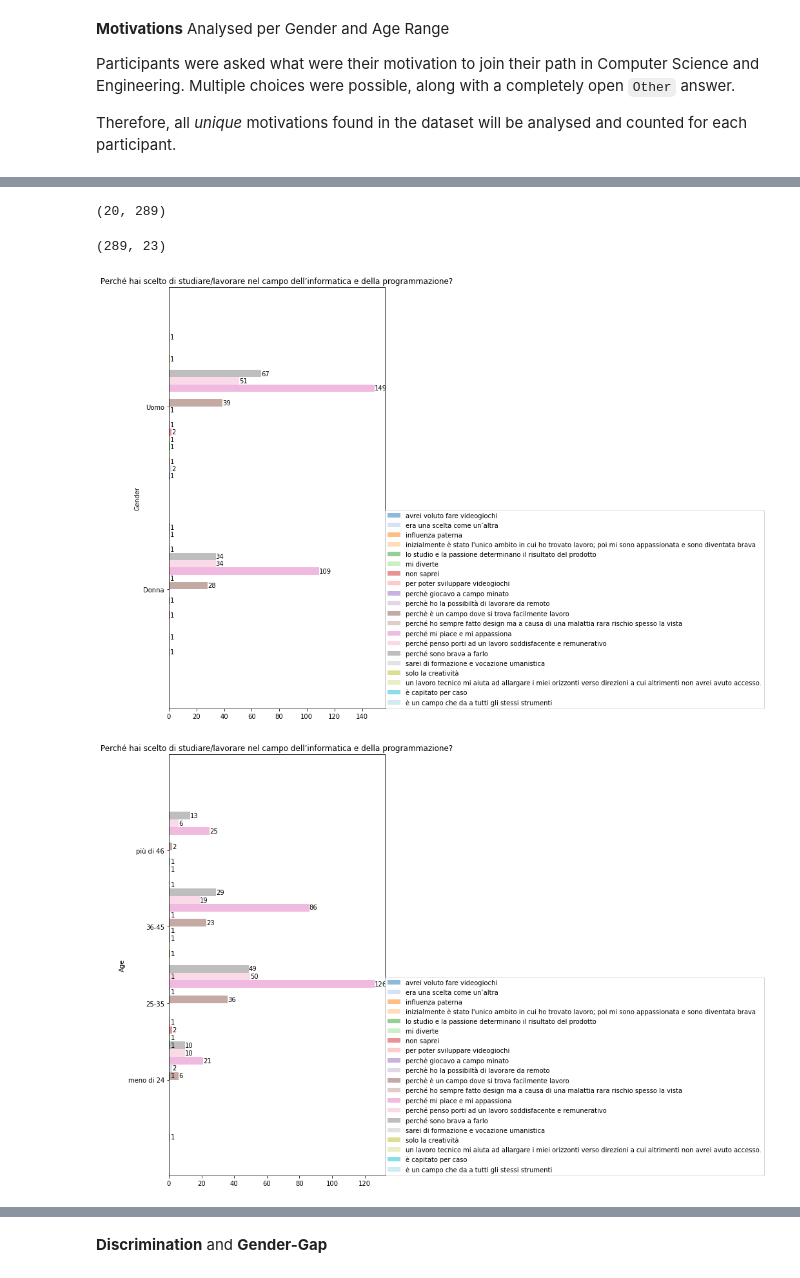
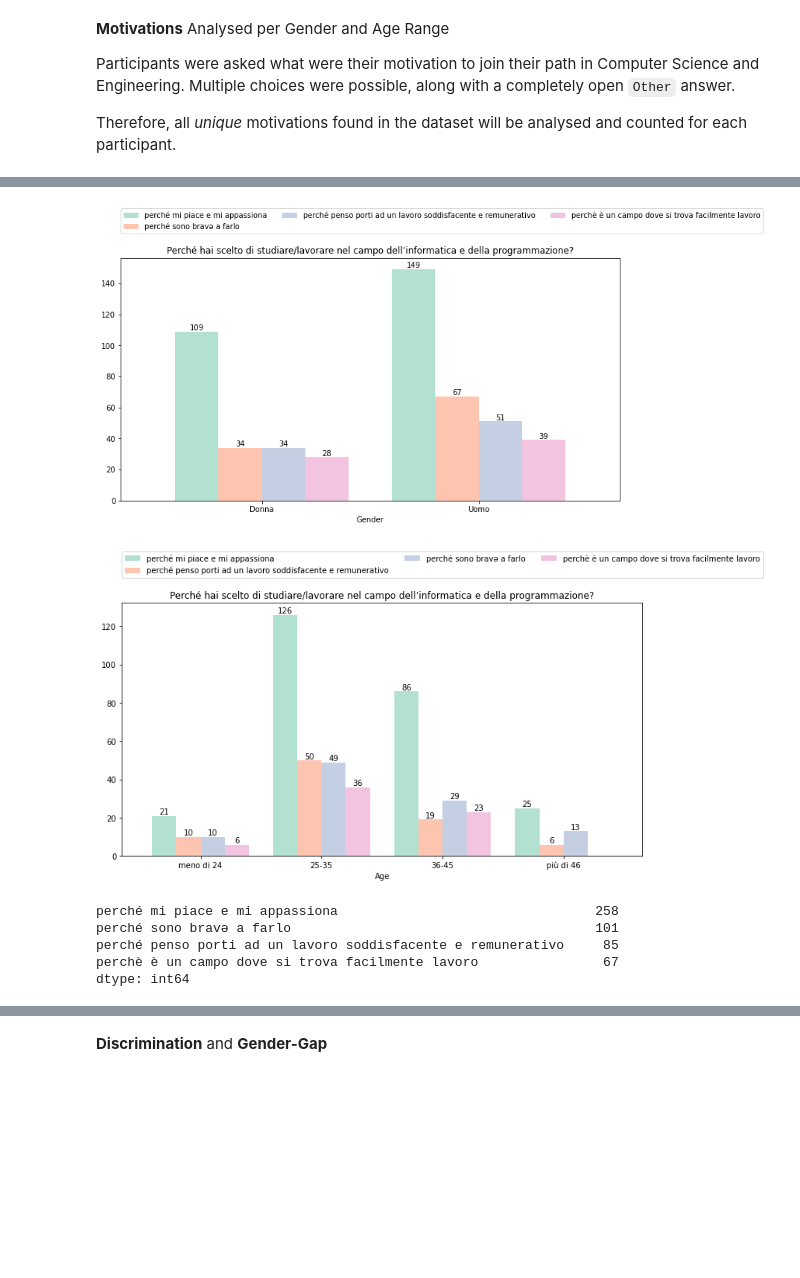
Before and after one commit to leriomaggio/dina-tech-hub-survey, a Jupyter notebook: cohort_stats.ipynb, the cells around one changed output, grey strips where cells are left out. Cells and saved outputs as stored; diff of their text form; code cells hidden in the pictures; blank space fills up the shorter version.

```diff
--- a/cohort_stats.ipynb
+++ b/cohort_stats.ipynb
@@ -46,0 +7,35 @@ from plot import bar_plot
+# %%
+# Setting Categorical Data for "Multiple-Choice" Questions
+
+from pandas.api.types import CategoricalDtype
+from form import ROLES, AGE_RANGE, COMPANY_SIZE, COMPANY_TYPE, WOMEN_RATIO, WOMEN_CIRCLE, DIVERSITY_POLICY
+
+# Role Cat
+answers["role_cat"] = answers.Role.apply(lambda a: a if a in ROLES else "Other").astype("category")
+answers["Role"] = answers["Role"].astype("category")
+
+# Age
+age_ranges = CategoricalDtype(categories=AGE_RANGE, ordered=True)
+answers["Age"] = answers["Age"].astype(age_ranges)
+
+# Gender
+answers["Gender"] = answers["Gender"].astype("category")
+
+# Company Size
+company_size_cat = CategoricalDtype(categories=COMPANY_SIZE, ordered=True)
+answers["Company_Size"] = answers["Company-Size"].astype(company_size_cat)
+
+# Company Type
+answers["Company_Type"] = answers["Company-Based"].apply(lambda a: a if a in COMPANY_TYPE else "Other").astype("category")
+
+# Woman Ratio
+company_women_ratio_cat = CategoricalDtype(categories=WOMEN_RATIO)
+answers["Company_Women_Ratio"] = answers["Gender-gap"].astype(company_women_ratio_cat)
+
+# Women in Network (~= Outreach)
+women_in_circle_cat = CategoricalDtype(categories=WOMEN_CIRCLE)
+answers["Women_Circle"] = answers["Gender-outreach"].astype(women_in_circle_cat)
+
+# Company Diversity
+company_diversity_policy_cat = CategoricalDtype(categories=DIVERSITY_POLICY)
+answers["Company_Diversity_Policy"] = answers["Company-Diversity"].astype(company_diversity_policy_cat)
@@ -162,4 +196,0 @@ motivations_mapped = np.vstack(answers.Motivation.map(map_motivation_values)).T
-# %%
-motivations_mapped.shape
-# %% [output]
-(20, 289)
@@ -166,27 +200,33 @@ motivations_mapped.shape
 # %%
+motivations, motivation_map = process_multiple_choices(answers.Motivation, choices=MOTIVATIONS)
+
 motivations_data = {"Gender": answers.Gender.values, "Age": answers.Age.values, "role_group": answers.role_group.values}
-motivations_data.update(zip(motivation_map.keys(), motivations_mapped))
+motivations_data.update(zip(motivations, motivation_map))
 motivations_df = pd.DataFrame(motivations_data)
-# %%
-motivations_df.shape
-# %% [output]
-(289, 23)
 # %%
-tab20 = plt.get_cmap("tab20")
 bar_plot(columns=motivations_df.columns.difference(["role_group", "Age"]).tolist(), df=motivations_df,
-         aggregate="sum", groupby_cols=["Gender",],
-         colors=tab20.colors, horizontal=True,
-         figsize=(6, 12), width=0.8, title="Perché hai scelto di studiare/lavorare nel campo dell’informatica e della programmazione?",
+         aggregate="sum", groupby_cols=["Gender",], sorted="values", cap_threshold=5,
+         figsize=(12, 6), width=0.8, title="Perché hai scelto di studiare/lavorare nel campo dell’informatica e della programmazione?",
          filename="gender-motivations.pdf")
 # %% [output]
-[figure, old version]
+[figure, new version]
 # %%
 bar_plot(columns=motivations_df.columns.difference(["role_group", "Gender"]).tolist(), df=motivations_df,
-         aggregate="sum", groupby_cols=["Age",],
-         colors=tab20.colors, horizontal=True,
-         figsize=(6, 12), width=2, title="Perché hai scelto di studiare/lavorare nel campo dell’informatica e della programmazione?",
+         aggregate="sum", groupby_cols=["Age",], sorted="values", cap_threshold=5,
+         figsize=(12, 6), width=0.8,
+         title="Perché hai scelto di studiare/lavorare nel campo dell’informatica e della programmazione?",
          filename="age-motivations.pdf")
 # %% [output]
-[figure, old version]
+[figure, new version]
+# %%
+fm = motivations_df[motivations_df.columns.difference(["role_group", "Age", "Gender"])].sum()
+fm = fm[fm >= 5]
+fm.sort_values(ascending=False)
+# %% [output]
+perché mi piace e mi appassiona                                 258
+perché sono bravə a farlo                                       101
+perché penso porti ad un lavoro soddisfacente e remunerativo     85
+perchè è un campo dove si trova facilmente lavoro                67
+dtype: int64
 # %%
 bar_plot(columns=motivations_df.columns.difference(["role_group", "Age", "Gender"]).tolist(), df=motivations_df,
```
Also changed, not shown: parts of 42 cells of this notebook.
